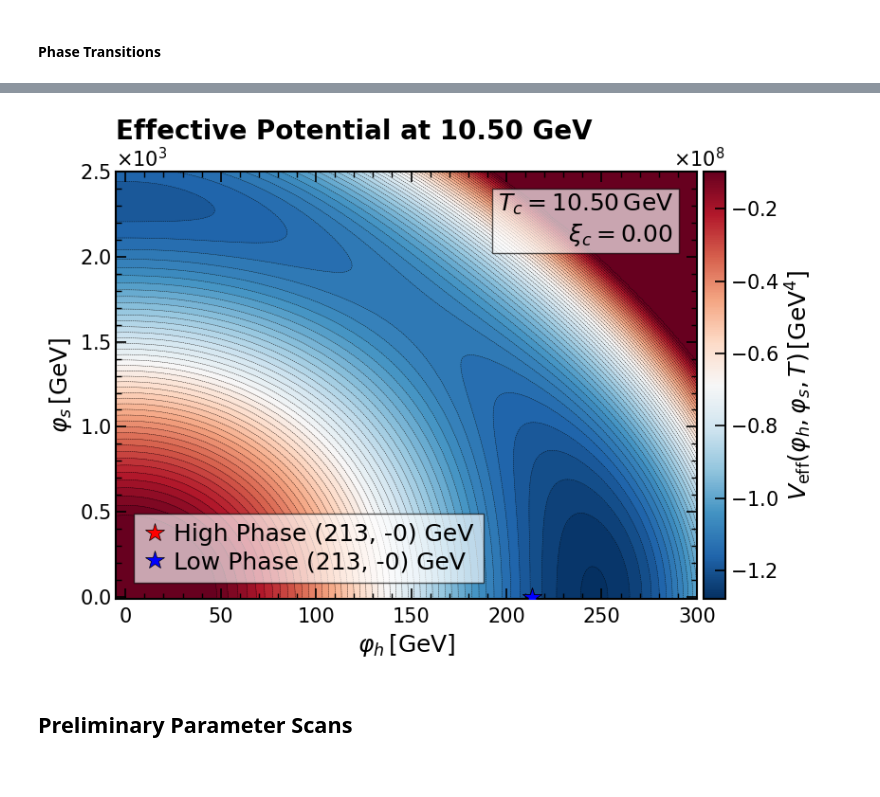
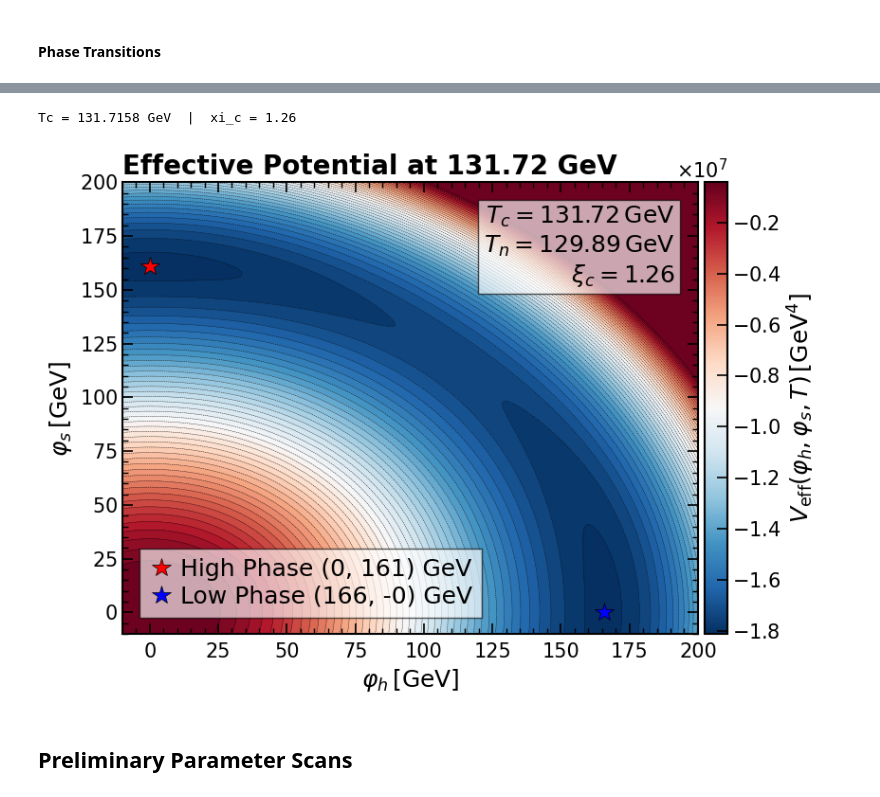
Before and after one commit to Diego-gt-phys/TFM-Repository, a Jupyter notebook: xSM_Tadpole_Analysis.ipynb, the cells around one changed output, grey strips where cells are left out. Saved outputs shown, nothing was run; the diff lists cells and outputs as text; code cells hidden in the pictures.

```diff
--- a/xSM_Tadpole_Analysis.ipynb
+++ b/xSM_Tadpole_Analysis.ipynb
@@ -363,11 +363,11 @@ plt.show()
 ### $\mathbb{Z}_2$ Symmetic Case
 # %%
 m1  = 125.20
-m2  = 5.0
+m2  = 60
 th  = 0
 v0  = 246.22
-lHS = 3.5e-3
-lS  = 1.5e-5
+lHS = 0.4
+lS  = 0.2
 mu3 = 0
 
 params = physical_to_lagrangian(
@@ -487,7 +487,7 @@ The EW vaccum is stable
 # %%
 # Set the values of h & s
 hmin, hmax = (-10, 300)
-smin, smax = (-2500, 2500)
+smin, smax = (-250, 250)
 
 # Create the Paths
 s_path  = np.linspace(smin, smax, 1000)
@@ -554,10 +554,10 @@ for spine in cbar.ax.spines.values():
 cbar.ax.tick_params(axis='both', which='major', direction='in',
                length=8, width=1.2, labelsize=15)
 
-ax.legend(fontsize=18, frameon=True, fancybox=False, loc = "center left", bbox_to_anchor=(0.05, 0.5),ncol = 1, edgecolor="black", framealpha=0.9, labelspacing=0.2, handletextpad=0.3, handlelength=1, columnspacing=1)
+ax.legend(fontsize=18, frameon=True, fancybox=False, loc = "center left", bbox_to_anchor=(0.03, 0.5),ncol = 1, edgecolor="black", framealpha=0.9, labelspacing=0.2, handletextpad=0.3, handlelength=1, columnspacing=1)
 
 plt.title(r"Tree Level at T=0", loc='left', fontsize=20, fontweight='bold')
 plt.tight_layout()
-plt.savefig("Figures/Z2_TL_Contour.pdf", format="pdf", bbox_inches="tight")
+plt.savefig(f"Figures/Z2_{m2}_{lHS:.4f}_{lS:.4f}_TL_Contour.pdf", format="pdf", bbox_inches="tight")
 plt.show()
 # %% [output]
@@ -617,7 +617,7 @@ plt.show()
 # %%
 # Grid in (h, s)
 h_vals = np.linspace(-10, 300, 200)
-s_vals = np.linspace(-2500, 2500, 200)
+s_vals = np.linspace(-250, 250, 200)
 H, S   = np.meshgrid(h_vals, s_vals)
 X_grid = np.column_stack([H.ravel(), S.ravel()])
 V_grid = model.Vtot(X_grid, 0.0).reshape(H.shape)
@@ -667,6 +667,6 @@ ax.legend(fontsize=18, frameon=True, fancybox=False, loc = "lower right", bbox_t
 
 plt.title(r"Effective Potential at T=0", loc='left', fontsize=20, fontweight='bold')
 plt.tight_layout()
-plt.savefig(r"Figures/Z2_CW_Contour.pdf", format="pdf", bbox_inches="tight")
+plt.savefig(f"Figures/Z2_{m2}_{lHS:.4f}_{lS:.4f}_CW_Contour.pdf", format="pdf", bbox_inches="tight")
 plt.show()
 # %% [output]
@@ -705,8 +720,22 @@ Tc = 103.5328 GeV  |  xi_c = 0.00
+# %%
+Trans = model.TnTrans[0]
+
+Tc    = Trans['crit_trans']['Tcrit']
+highc = Trans['crit_trans']['high_vev']
+lowc  = Trans['crit_trans']['low_vev']
+xic   = abs(lowc[0] - highc[0]) / Tc
+Tn    = Trans['Tnuc']
+highn = Trans['high_vev']
+lown  = Trans['low_vev']
+xin   = abs(lown[0] - highn[0]) / Tc
+
+print(f"Tc = {Tc:.4f} GeV  |  xi_c = {xi_c:.2f}")
+# %% [output]
+Tc = 131.7158 GeV  |  xi_c = 1.26
 # %%
-Tc = 10.5
 # Grid in (h, s)
-h_vals = np.linspace(-5, 300, 200)
-s_vals = np.linspace(-10, 2500, 200)
+h_vals = np.linspace(-10, 200, 200)
+s_vals = np.linspace(-10, 200, 200)
 H, S   = np.meshgrid(h_vals, s_vals)
 X_grid = np.column_stack([H.ravel(), S.ravel()])
 V_grid = model.Vtot(X_grid, Tc).reshape(H.shape)
@@ -722,7 +751,7 @@ cp = ax.contourf(H, S, V_shifted, levels=55, cmap='RdBu_r', norm=norm)
 ax.contour(H, S, V_shifted, levels=55, colors='k', linewidths=0.3, alpha=1)
 
 ax.plot(high[0], high[1], 'r*', markersize=15, zorder=5, markeredgecolor='k', markeredgewidth=0.5,
-        label=rf'High Phase ({high[0]:.0f}, {high[1]:.0f}) GeV')
+        label=rf'High Phase ({-high[0]:.0f}, {high[1]:.0f}) GeV')
 ax.plot(low[0], low[1], 'b*', markersize=15, zorder=5, markeredgecolor='k', markeredgewidth=0.5,
         label=rf'Low Phase ({low[0]:.0f}, {low[1]:.0f}) GeV')
 
@@ -738,35 +767,36 @@ for spine in ax.spines.values():
 ax.tick_params(axis='both', which='major', direction='in',
                length=8, width=1.2, labelsize=15, top=True, right=True)
 ax.tick_params(axis='both', which='minor', direction='in',
                length=4, width=1,   labelsize=15, top=True, right=True)
 ax.minorticks_on()
 ax.tick_params(axis='x', which='major', pad=6.7)
 
 cbar = fig.colorbar(sm, ax=ax, pad=0.01)
 cbar.set_label(r'$V_\mathrm{eff}(\varphi_h,\varphi_s,T) \, [\mathrm{GeV^4}]$', fontsize=18)
 cbar.ax.tick_params(labelsize=15)
 cbar.ax.yaxis.set_major_formatter(ScalarFormatter(useMathText=True))
 cbar.ax.yaxis.get_offset_text().set_fontsize(15)
 plt.ticklabel_format(style='sci', axis='y', scilimits=(-2,3))
 for spine in cbar.ax.spines.values():
     spine.set_linewidth(1.5)
 cbar.ax.tick_params(axis='both', which='major', direction='in',
                length=8, width=1.2, labelsize=15)
 
 ax.legend(fontsize=18, frameon=True, fancybox=False, loc = "lower left", bbox_to_anchor=(0.01, 0.01),
           ncol = 1, edgecolor="black", framealpha=0.65, labelspacing=0.2, handletextpad=0.3, handlelength=1, columnspacing=1)
 
 annotation = (rf"$T_c   = {Tc:.2f} \, \mathrm{{GeV}}$"
+              "\n"rf"$T_n = {Tn:.2f}\, \mathrm{{GeV}}$"
               "\n"rf"$\xi_c = {xi_c:.2f}$")
 ax.text(0.96, 0.95, annotation,transform=ax.transAxes,fontsize=18,verticalalignment='top',horizontalalignment='right',
        bbox=dict(facecolor='white', edgecolor='black', alpha=0.65))
 
 plt.title(rf"Effective Potential at {Tc:.2f} GeV", loc='left', fontsize=20, fontweight='bold')
 plt.tight_layout()
-plt.savefig(r"Figures/Z2_Tc_Contour.pdf", format="pdf", bbox_inches="tight")
+plt.savefig(f"Figures/Z2_{m2}_{lHS:.4f}_{lS:.4f}_Tc_Contour.pdf", format="pdf", bbox_inches="tight")
 plt.show()
 # %% [output]
-[figure, old version]
+[figure, new version]
 # %% [markdown]
 ## Preliminary Parameter Scans
 # %% [markdown]
```
Also changed, not shown: parts of 18 cells of this notebook.
